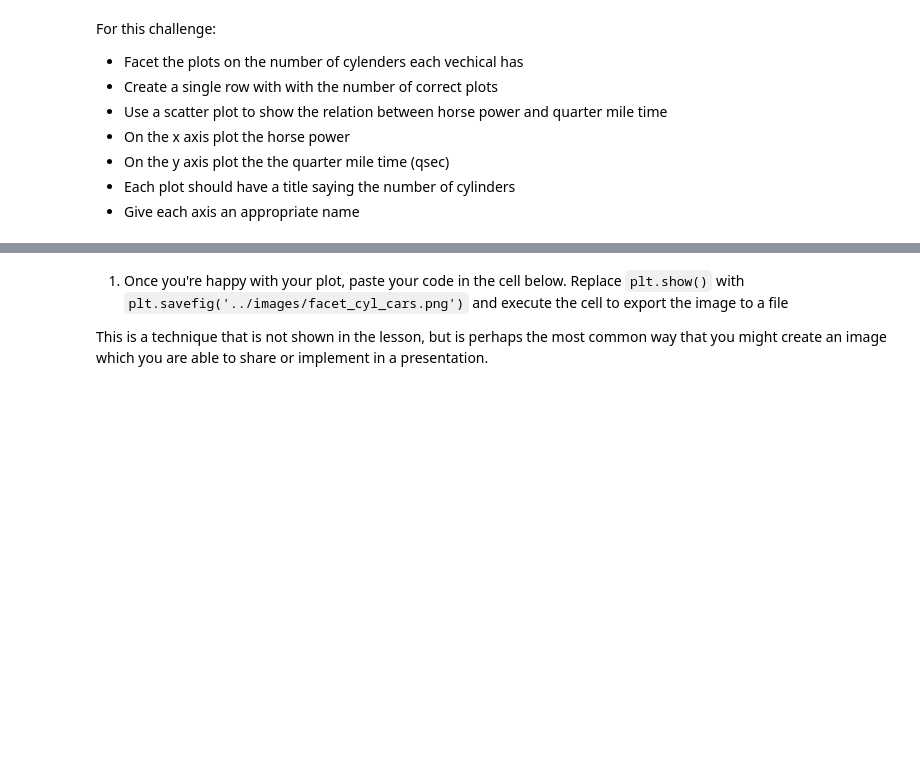
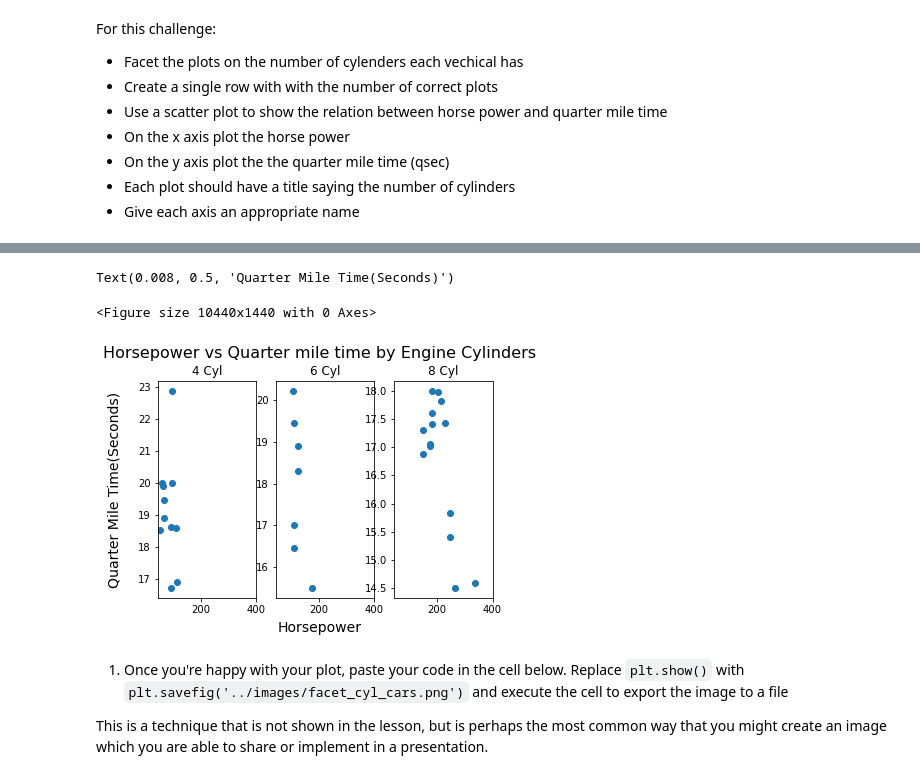
Before and after one commit to Everett24/ds-precourse-faceting, a Jupyter notebook: notebooks/faceting.ipynb, the cells around one changed output, grey strips where cells are left out. Saved outputs shown, nothing was run; the diff lists cells and outputs as text; code cells hidden in the pictures; blank space fills up the shorter version.

```diff
--- a/notebooks/faceting.ipynb
+++ b/notebooks/faceting.ipynb
@@ -235,3 +159,35 @@ plt.show()
+# %%
+sorted_cars = cars_data.sort_values(by='hp')
+grouped = sorted_cars.groupby('cyl')
+
+fig = plt.figure(figsize=(145,20))
+fig, (ax1, ax2, ax3) = plt.subplots(1, 3)
+
+fig.suptitle('Horsepower vs Quarter mile time by Engine Cylinders', y = 1,fontsize=16)
+
+ax1.scatter(grouped.get_group(4)['hp'], grouped.get_group(4)['qsec'])
+ax2.scatter(grouped.get_group(6)['hp'], grouped.get_group(6)['qsec'])
+ax3.scatter(grouped.get_group(8)['hp'], grouped.get_group(8)['qsec'])
+
+ax1.set_title('4 Cyl')
+ax2.set_title('6 Cyl')
+ax3.set_title('8 Cyl')
+
+#ax1.set_xlabel('Horse Power')
+#ax2.set_xlabel('Horse Power')
+#ax3.set_xlabel('Horse Power')
+
+
+ax1.set_xlim([45,400])
+ax2.set_xlim([45,400])
+ax3.set_xlim([45,400])
+
+fig.text(0.5, 0.008, 'Horsepower', ha='center',fontsize=14)
+fig.text(0.008,0.5, 'Quarter Mile Time(Seconds)', va='center',fontsize=14,rotation='vertical')
+# %% [output]
+Text(0.008, 0.5, 'Quarter Mile Time(Seconds)')
+<Figure size 10440x1440 with 0 Axes>
+[figure, added]
 # %% [markdown]
 1. Once you're happy with your plot, paste your code in the cell below. Replace `plt.show()` with `plt.savefig('../images/facet_cyl_cars.png')` and execute the cell to export the image to a file
 
```
Also changed, not shown: parts of 5 cells of this notebook, 2 other files.
